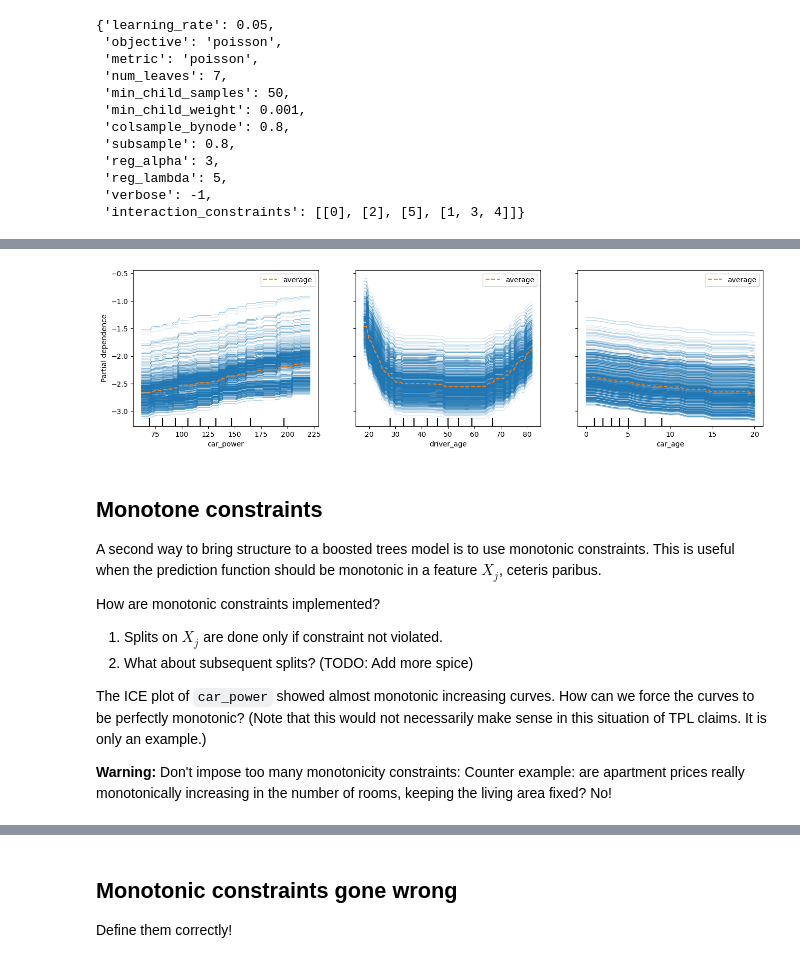
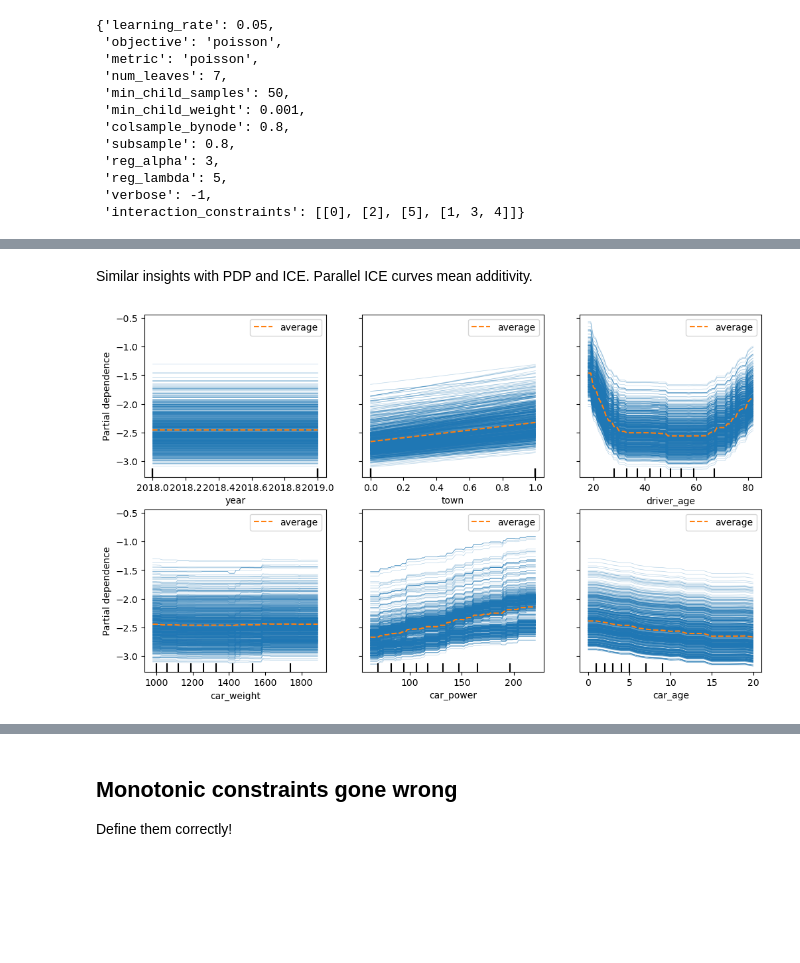
Before and after one commit to samathizer/boosted-trees, a Jupyter notebook: notebook.ipynb, the cells around one changed output, grey strips where cells are left out. Cells and saved outputs as stored; diff of their text form; code cells hidden in the pictures; blank space fills up the shorter version.

```diff
--- a/notebook.ipynb
+++ b/notebook.ipynb
@@ -118,4 +130,4 @@ Note that we use LightGBM's Scikit-Learn interface to fit the model. This has th
 # %%
 # model = lgb.train(params, train_set=dtrain, num_boost_round=num_rounds)  # Native API
-model = LGBMRegressor(n_estimators=num_rounds, **params, n_jobs=7)         # Scikit-Learn API
-model.fit(X_train, y_train)
+model = LGBMRegressor(n_estimators=num_rounds, **params)         # Scikit-Learn API
+_ = model.fit(X_train, y_train)
@@ -183,5 +189,5 @@ params_ic
  'verbose': -1,
  'interaction_constraints': [[0], [2], [5], [1, 3, 4]]}
 # %%
-model_ic = LGBMRegressor(n_estimators=num_rounds, **params_ic, n_jobs=7)
-model_ic.fit(X_train, y_train)
+model_ic = LGBMRegressor(n_estimators=num_rounds, **params_ic)
+_ = model_ic.fit(X_train, y_train)
@@ -241,31 +244,19 @@ class LogRegressor(RegressorMixin):
 
     def predict(self, X):
         return np.log(self._estimator.predict(X))
+# %% [markdown]
+Similar insights with PDP and ICE. Parallel ICE curves mean additivity.
 # %%
 from sklearn.inspection import PartialDependenceDisplay
 
-
-fig, ax = plt.subplots(figsize=(16, 4), nrows=1)
+fig, axes = plt.subplots(2, 3, figsize=(12, 7))
 
 _ = PartialDependenceDisplay.from_estimator(
     LogRegressor(model_ic),
     X=X_explain,
-    features=["car_power", "driver_age", "car_age"],
+    features=X_explain.columns,
     kind="both",
-    ax=ax
+    ax=axes
 )
 # %% [output]
-[figure, old version]
+[figure, new version]
-# %% [markdown]
-## Monotone constraints
-
-A second way to bring structure to a boosted trees model is to use monotonic constraints. This is useful when the prediction function should be monotonic in a feature $X_j$, ceteris paribus.
-
-How are monotonic constraints implemented?
-
-1. Splits on $X_j$ are done only if constraint not violated.
-2. What about subsequent splits? (TODO: Add more spice)
-
-The ICE plot of `car_power` showed almost monotonic increasing curves. How can we force the curves to be perfectly monotonic? (Note that this would not necessarily make sense in this situation of TPL claims. It is only an example.)
-
-**Warning:** Don't impose too many monotonicity constraints: Counter example: are apartment prices really monotonically increasing in the number of rooms, keeping the living area fixed? No!
```
Also changed, not shown: parts of 34 cells of this notebook.
